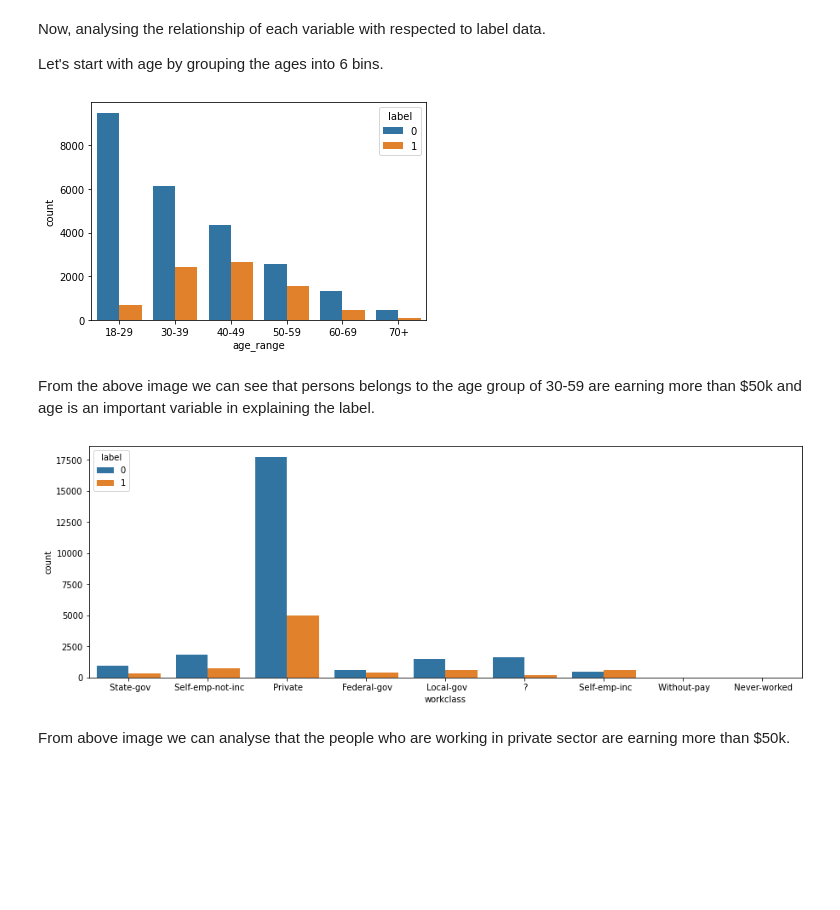
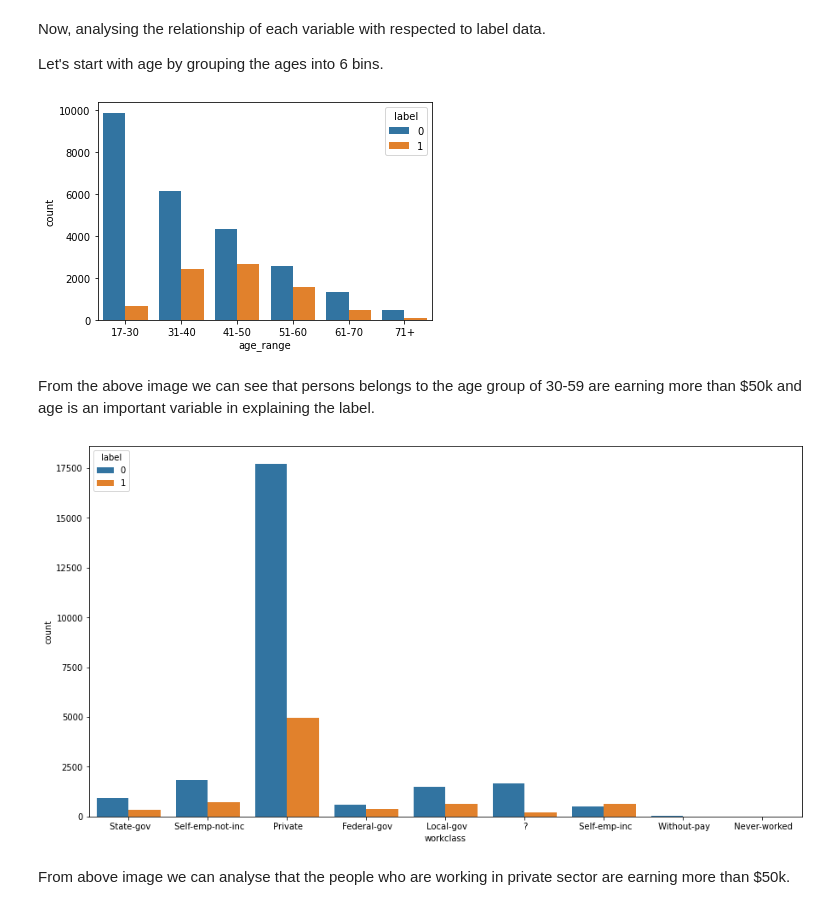
Before and after one commit to venu-analytics/Analytics-Projects, a Jupyter notebook: ML_Case_Study_Venugopal.ipynb, the cells around one changed output. Drawn from its saved outputs; the diff is of its cells as text; code cells hidden in the pictures; blank space fills up the shorter version.

```diff
--- a/ML_Case_Study_Venugopal.ipynb
+++ b/ML_Case_Study_Venugopal.ipynb
@@ -158,24 +155,24 @@ Let's start with age by grouping the ages into 6 bins.
 # %%
 # Grouping the age into 6 bins starting min age of 17 and max age of 90
 bins = [17, 30, 40, 50, 60, 70, 120]
-labels = ['17-29', '30-39', '40-49', '50-59', '60-69', '70+']
+labels = ['17-30', '31-40', '41-50', '51-60', '61-70', '71+']
 data['age_range'] = pd.cut(data.age, bins, labels = labels, include_lowest = True)
 # %%
 # Visualising the relation between age and label
 sb.countplot(data.age_range, hue=data.label)
 plt.show()
 # %% [output]
-[figure, old version]
+[figure, new version]
 # %% [markdown]
 From the above image we can see that persons belongs to the age group of 30-59 are earning more than $50k and age is an important variable in explaining the label.
 # %%
 # Visualising the relation between work class and label
-dims = (15,5)
+dims = (15,8)
 fig,ax = plt.subplots(figsize=dims)
 sb.countplot(ax=ax, x='workclass',data=data, hue='label')
 plt.show()
 # %% [output]
-[figure, old version]
+[figure, new version]
 # %% [markdown]
 From above image we can analyse that the people who are working in private sector are earning more than $50k.
 # %%
```
Also changed, not shown: parts of 45 cells of this notebook.
